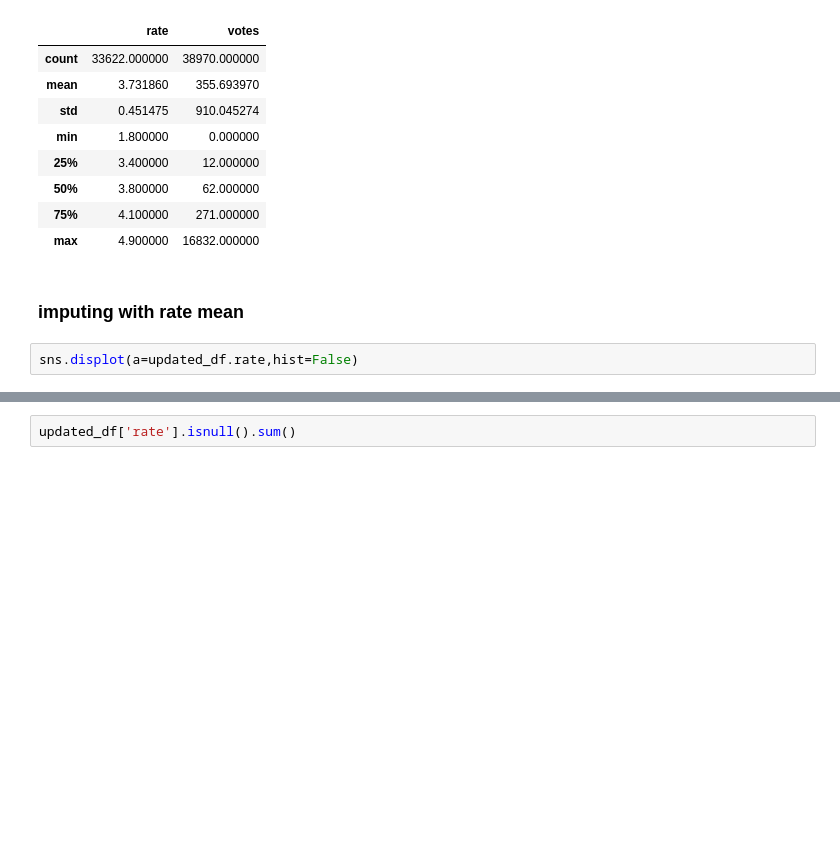
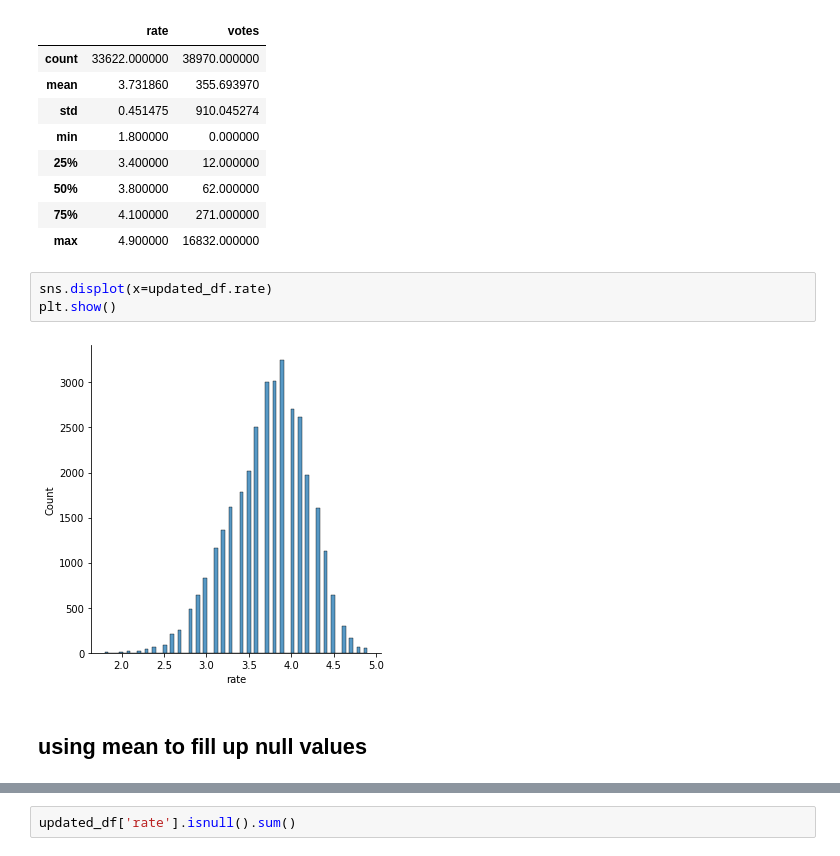
Before and after one commit to samrat-mitra-48/zomato-analysis, a Jupyter notebook: zomato.ipynb, the cells around one changed output, grey strips where cells are left out. Saved outputs shown, nothing was run; the diff lists cells and outputs as text; blank space fills up the shorter version.

```diff
--- a/zomato.ipynb
+++ b/zomato.ipynb
@@ -326,10 +340,13 @@ updated_df.describe()
 | 50% | 3.800000 | 62.000000 |
 | 75% | 4.100000 | 271.000000 |
 | max | 4.900000 | 16832.000000 |
-# %% [markdown]
-### imputing with rate  mean
 # %%
-sns.displot(a=updated_df.rate,hist=False)
+sns.displot(x=updated_df.rate)
+plt.show()
+# %% [output]
+[figure, added]
+# %% [markdown]
+## using mean to fill up null values
 # %%
 updated_df['rate'].fillna(updated_df['rate'].mean(),inplace=True)
 # %% [output]
```
Also changed, not shown: parts of 27 cells of this notebook.
